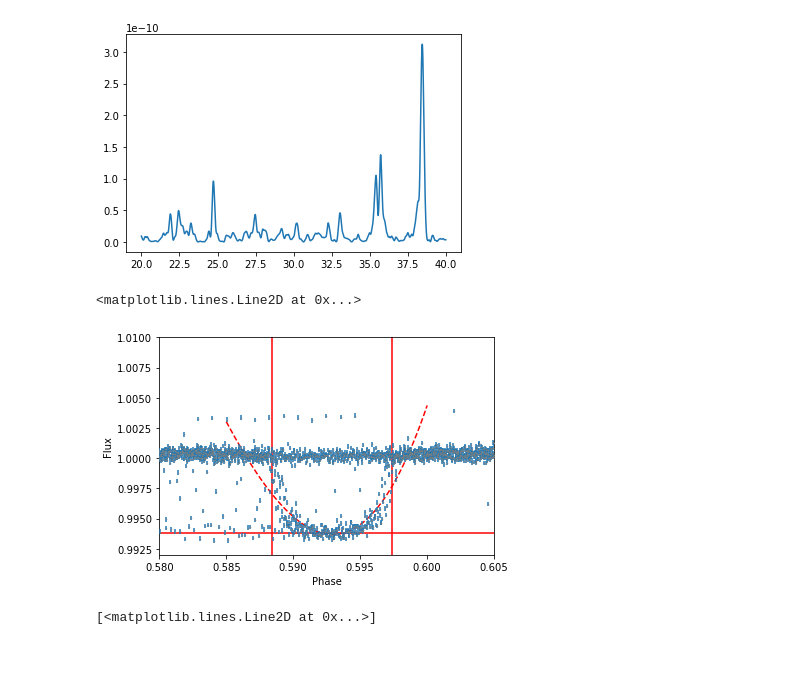
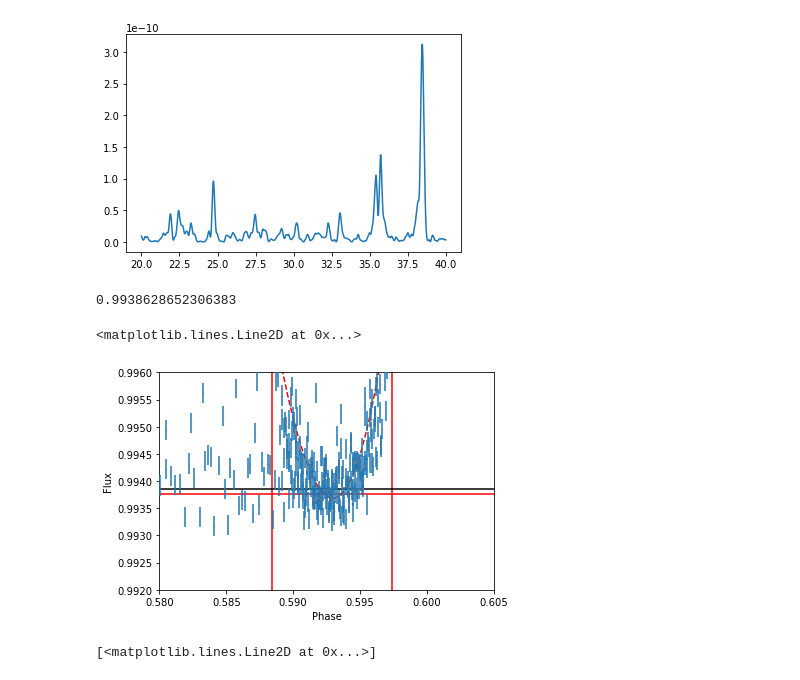
Before and after one commit to wfw23/Astrolabs, a Jupyter notebook: Chapter3_ExoLightCurves.ipynb, the cells around one changed output. Saved outputs shown, nothing was run; the diff lists cells and outputs as text; code cells hidden in the pictures.

```diff
--- a/Chapter3_ExoLightCurves.ipynb
+++ b/Chapter3_ExoLightCurves.ipynb
@@ -464,16 +465,22 @@ ydata= para(xdata, 7784346.5465791 , -18455581.70325928,  16408390.95366948,
 # %%
 p, p_flux,p_error = fold_lightcurve(curve['time'], curve['flux'], curve['error'], 19.221)
 plt.errorbar(p, p_flux, yerr=p_error, marker='o', markersize=0.5, ls='None', zorder=4, label='_nolegend_', mec='Grey')
 plt.xlabel('Phase')
 plt.ylabel('Flux')
-plt.ylim(0.992,1.01)
+plt.ylim(0.992,0.996)
 plt.xlim(0.58,0.605)
 plt.plot(xdata,para(xdata,*popt), "r--")
 plt.axhline(y=0.99377, color="r")
 plt.axvline(x=0.58845, color="r")
 plt.axvline(x=0.59735, color="r")
+
+masking1 = (p>0.585) & (p<0.6) & (p_flux<0.9943)
+depth1 = np.median(p_flux[masking1])
+print(depth1)
+plt.axhline(y=depth1, color='k')
 # %% [output]
-<matplotlib.lines.Line2D at 0x...>
+0.9938628652306383
+<matplotlib.lines.Line2D at 0x...>
-[figure, old version]
+[figure, new version]
 # %%
 plt.errorbar(p, p_flux, yerr=p_error, marker='o', markersize=0.5, ls='None', zorder=4, label='_nolegend_', mec='Grey')
```
Also changed, not shown: parts of 25 cells of this notebook, 1 other file.
